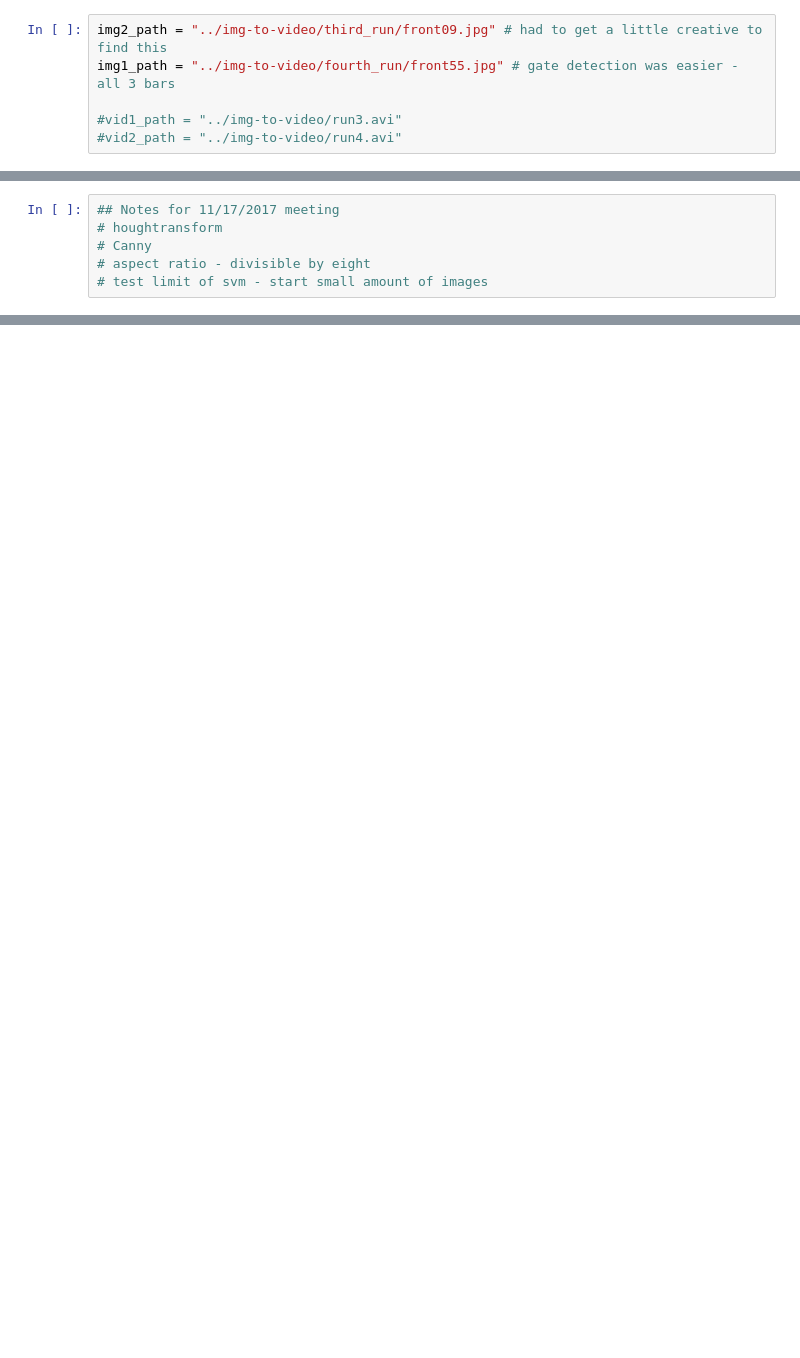
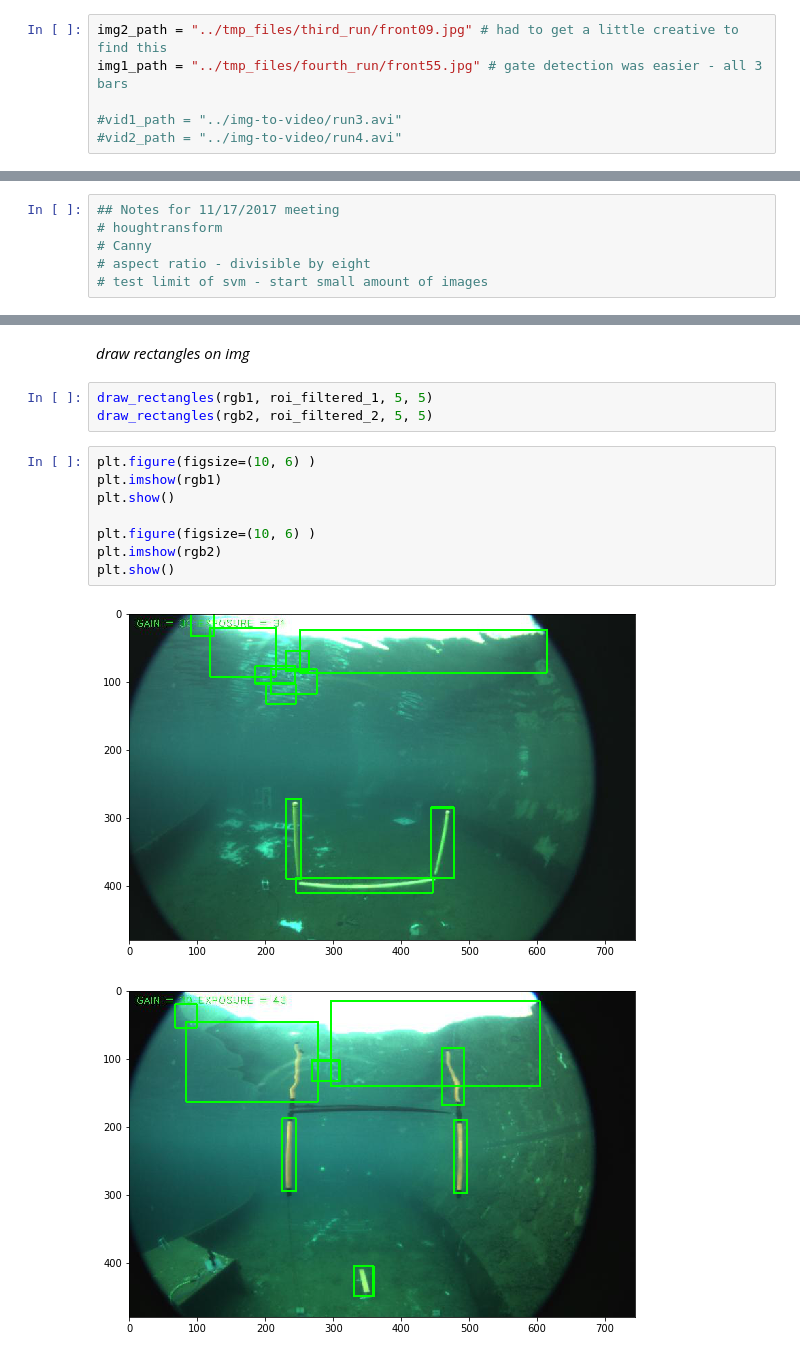
Before and after one commit to dannypadilla/gate-detection, a Jupyter notebook: jupyter/gate-detection-pipeline.ipynb, the cells around one changed output, grey strips where cells are left out. Cells and saved outputs as stored; diff of their text form; blank space fills up the shorter version.

```diff
--- a/jupyter/gate-detection-pipeline.ipynb
+++ b/jupyter/gate-detection-pipeline.ipynb
@@ -50,8 +75,8 @@ def preprocess(image, lower_upper_list): # 2nd param now takes a list to handle
 # %% [markdown]
 *sample images/video path*
 # %%
-img2_path = "../img-to-video/third_run/front09.jpg" # had to get a little creative to find this
-img1_path = "../img-to-video/fourth_run/front55.jpg" # gate detection was easier - all 3 bars
+img2_path = "../tmp_files/third_run/front09.jpg" # had to get a little creative to find this
+img1_path = "../tmp_files/fourth_run/front55.jpg" # gate detection was easier - all 3 bars
 
 #vid1_path = "../img-to-video/run3.avi"
 #vid2_path = "../img-to-video/run4.avi"
@@ -256,0 +559,16 @@ plt.show()
+# %% [markdown]
+*draw rectangles on img*
+# %%
+draw_rectangles(rgb1, roi_filtered_1, 5, 5)
+draw_rectangles(rgb2, roi_filtered_2, 5, 5)
+# %%
+plt.figure(figsize=(10, 6) )
+plt.imshow(rgb1)
+plt.show()
+
+plt.figure(figsize=(10, 6) )
+plt.imshow(rgb2)
+plt.show()
+# %% [output]
+[figure, added]
+[figure, added]
```
Also changed, not shown: parts of 56 cells of this notebook.
